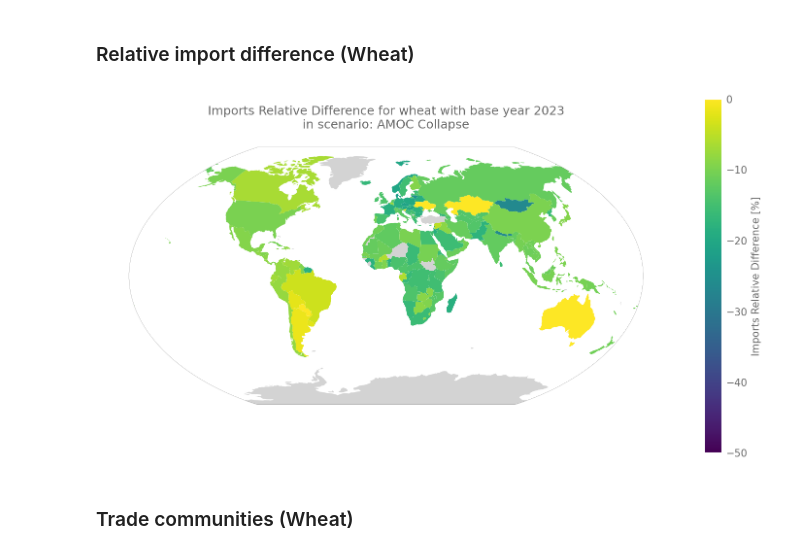
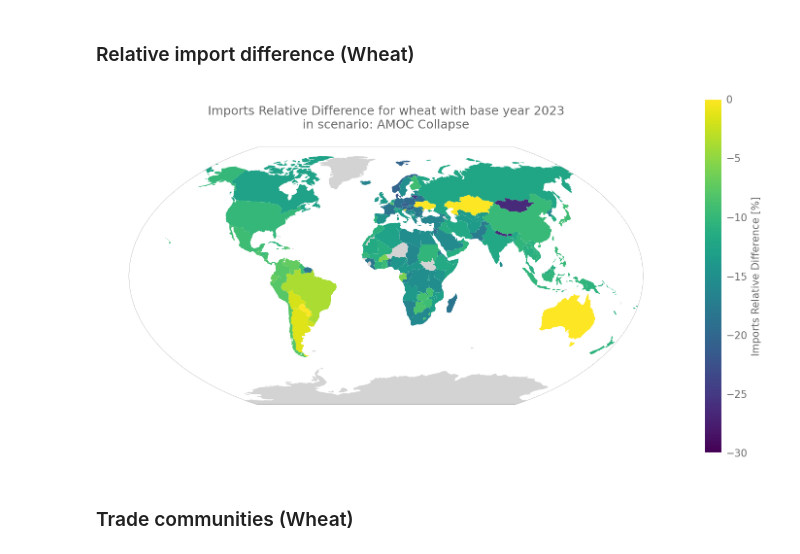
Before and after one commit to florianjehn/pytradeshifts, a Jupyter notebook: scripts/Main Scenarios/AMOC_Collapse_Trade_After_Catastrophe.ipynb, the cells around one changed output. Drawn from its saved outputs; the diff is of its cells as text; code cells hidden in the pictures.

```diff
--- a/scripts/Main Scenarios/AMOC_Collapse_Trade_After_Catastrophe.ipynb
+++ b/scripts/Main Scenarios/AMOC_Collapse_Trade_After_Catastrophe.ipynb
@@ -108,9 +109,9 @@ Node stability shall not be computed.
 # %% [markdown]
 ### Relative import difference (Wheat)
 # %%
-wheat_comparison.plot_imports_difference(figsize=(10, 10), vmin=-50, vmax=0, shrink=0.5)
+wheat_comparison.plot_imports_difference(figsize=(10, 10), vmin=-30, vmax=0, shrink=0.5)
 # %% [output]
-[figure, old version]
+[figure, new version]
 # %% [markdown]
 ### Trade communities (Wheat)
 # %%
```
Also changed, not shown: parts of 11 cells of this notebook, 7 other files.
